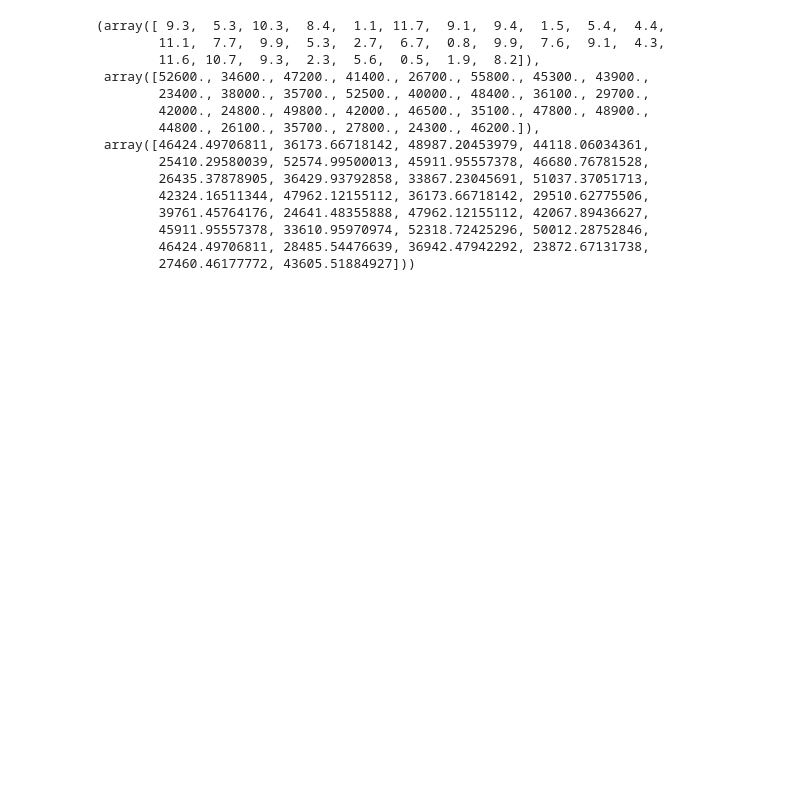
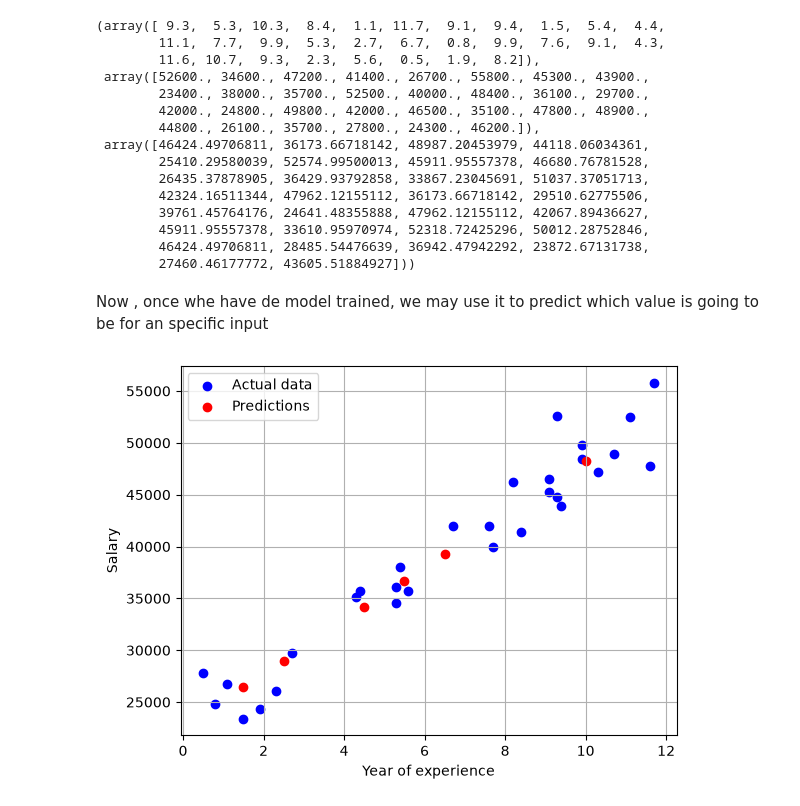
Before and after one commit to NainIglesias/supervised-learning, a Jupyter notebook: main.ipynb, the cells around one changed output. Cells and saved outputs as stored; diff of their text form; code cells hidden in the pictures; blank space fills up the shorter version.

```diff
--- a/main.ipynb
+++ b/main.ipynb
@@ -52,3 +58,19 @@ x,y,y2
         45911.95557378, 33610.95970974, 52318.72425296, 50012.28752846,
         46424.49706811, 28485.54476639, 36942.47942292, 23872.67131738,
         27460.46177772, 43605.51884927]))
+# %% [markdown]
+Now , once whe have de model trained, we may use it to predict which value is going to be for an specific input
+# %%
+x_new = np.array([1.5, 2.5,4.5,5.5,6.5,10])
+y2_new = m * x_new + b
+y2_new = model.predict(x_new.reshape(-1,1))
+
+plt.scatter(x, y, c='blue', label='Actual data')
+plt.scatter(x_new, y2_new, c='red', label='Predictions')
+plt.xlabel('Year of experience')
+plt.ylabel('Salary')
+plt.legend()
+plt.grid(True)
+plt.show()
+# %% [output]
+[figure, added]
```
Also changed, not shown: parts of 3 cells of this notebook.
